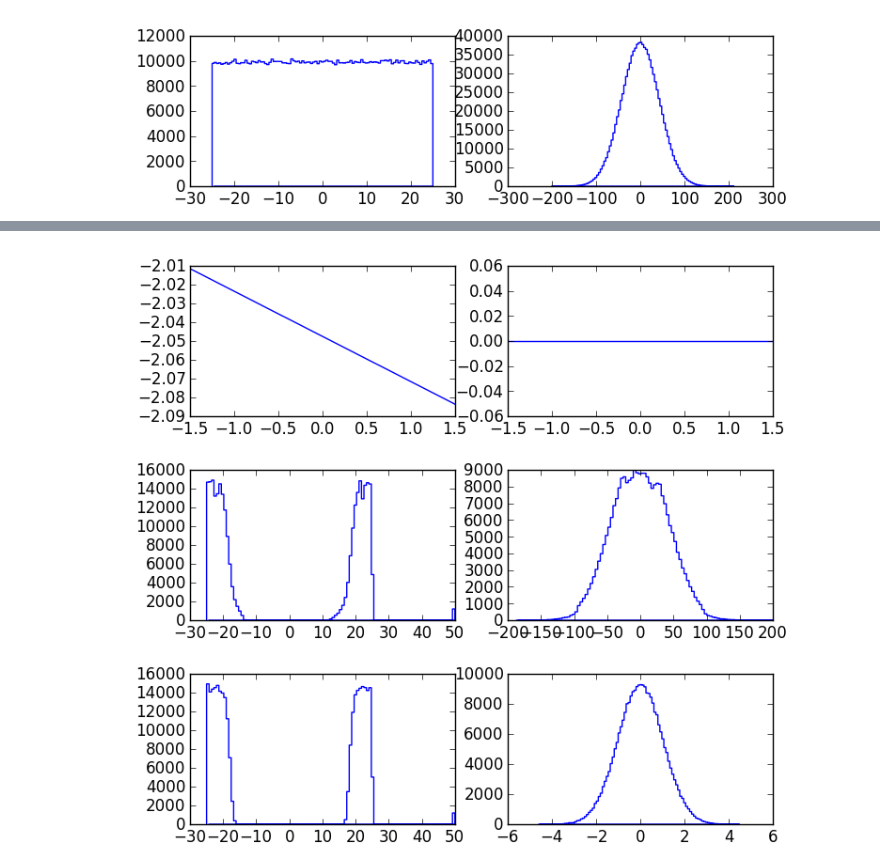
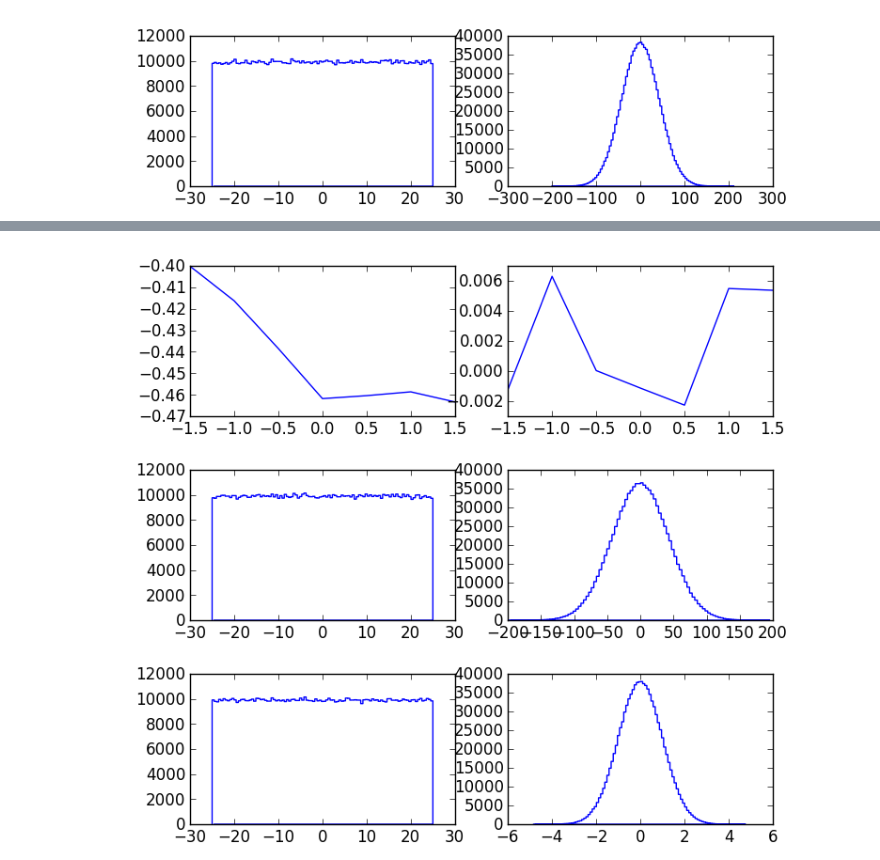
Before and after one commit to ctzhou/ESPIC_hole_tracking, a Jupyter notebook: infMagSim.ipynb, the cells around one changed output, grey strips where cells are left out. Cells and saved outputs as stored; diff of their text form; code cells hidden in the pictures.

```diff
--- a/infMagSim.ipynb
+++ b/infMagSim.ipynb
@@ -130,10 +130,10 @@ def move_particles(np.ndarray[np.float32_t, ndim=1] grid, np.ndarray[np.float32_
                         potential[left_index+1]*(1.-fraction_to_left)
                 if (not within_bounds) or (current_potential<potential_threshold):
                     particles[0,i] = 2*z_max
-                    empty_slots[current_empty_slot] = i
                     current_empty_slot += 1
                     if (current_empty_slot>largest_allowed_slot):
                         print 'bad current_empty_slot:', current_empty_slot, largest_allowed_slot
+                    empty_slots[current_empty_slot] = i
         if (within_bounds):
             fraction_to_left = ( particles[0,i] % dz )/dz
             density[left_index] += fraction_to_left/background_density
@@ -166,14 +166,13 @@ def inject_particles(int n_inject, np.ndarray[np.float32_t,ndim=1] grid, float d
     cdef int largest_index = largest_index_list[0]
     cdef int current_empty_slot = current_empty_slot_list[0]
     cdef int n_points = len(grid)
-    cdef float eps=1.e-4/v_th
+    cdef float eps=1.e-5
     cdef float z_min = grid[0]
     cdef float z_max = grid[n_points-1]
     cdef float dz = grid[1]-grid[0]
     cdef float fraction_to_left
     cdef int left_index
-    cdef np.ndarray[np.float32_t,ndim=1] partial_dt = \
-        np.maximum( eps*np.ones(n_inject,dtype=np.float32), dt*np.random.rand(n_inject).astype(np.float32) )
+    cdef np.ndarray[np.float32_t,ndim=1] partial_dt = dt*np.random.rand(n_inject).astype(np.float32)
     cdef np.ndarray[np.float32_t,ndim=1] velocity_sign = np.sign(np.random.rand(n_inject).astype(np.float32)-0.5)
     cdef np.ndarray[np.float32_t,ndim=1] positive_velocities = draw_positive_velocities(n_inject,v_th)
     cdef int l,i
@@ -183,9 +182,9 @@ def inject_particles(int n_inject, np.ndarray[np.float32_t,ndim=1] grid, float d
         i = empty_slots[current_empty_slot]
         particles[1,i] = velocity_sign[l]*positive_velocities[l]
         if (velocity_sign[l]<0):
-            particles[0,i] = z_max + partial_dt[l]*particles[1,i]
+            particles[0,i] = z_max-eps + partial_dt[l]*particles[1,i]
         else:
-            particles[0,i] = z_min + partial_dt[l]*particles[1,i]
+            particles[0,i] = z_min+eps + partial_dt[l]*particles[1,i]
         if (empty_slots[current_empty_slot]>largest_index):
             largest_index = empty_slots[current_empty_slot]
         left_index = int((particles[0,i]-z_min)/dz)
@@ -338,7 +337,7 @@ initialize_mover(grid, potential, dt, ion_charge_to_mass, largest_ion_index, ion
 electron_charge_to_mass = -1/mass_ratio
 initialize_mover(grid, potential, dt, electron_charge_to_mass, largest_electron_index, electrons)
 # %%
-v_drift = 1.0*v_th_i
+v_drift = 0.5*v_th_i
 debye_length = 0.5
 t_object_center = (1.+2*debye_length)/v_drift
 t = 0.
@@ -352,6 +351,6 @@ print t_object_center
 # %%
 %%time
-n_steps = 2000
+n_steps = 40
 storage_step = 1
 #injection_seed = 8734
 #np.random.seed(injection_seed)
@@ -437,31 +471,31 @@ filename='data.png'
 plt.savefig(filename)
 IPdisp.Image(filename=filename)
 # %% [output]
-[figure, old version]
+[figure, new version]
 # %%
 fig, axes = plt.subplots(nrows=1,ncols=2,figsize=(8,2))
 for ax, data in zip(axes,electrons):
     n_bins = n_points;
     occupied_slots = (data==data)
-    occupied_slots[empty_electron_slots[0:current_empty_electron_slot[0]]] = False
+    occupied_slots[empty_electron_slots[0:current_empty_electron_slot[0]+1]] = False
     ax.hist(data[occupied_slots],bins=n_bins, histtype='step')
 filename='data.png'
 plt.savefig(filename)
 IPdisp.Image(filename=filename)
 # %% [output]
-[figure, old version]
+[figure, new version]
 # %%
 fig, axes = plt.subplots(nrows=1,ncols=2,figsize=(8,2))
 for ax, data in zip(axes,ions):
     n_bins = n_points;
     occupied_slots = (data==data)
-    occupied_slots[empty_ion_slots[0:current_empty_ion_slot[0]]] = False
+    occupied_slots[empty_ion_slots[0:current_empty_ion_slot[0]+1]] = False
     ax.hist(data[occupied_slots],bins=n_bins, histtype='step')
 filename='data.png'
 plt.savefig(filename)
 IPdisp.Image(filename=filename)
 # %% [output]
-[figure, old version]
+[figure, new version]
 # %%
 # python: 10.3s
 # cython: 9.8s
```
Also changed, not shown: parts of 7 cells of this notebook, 1 other file.
